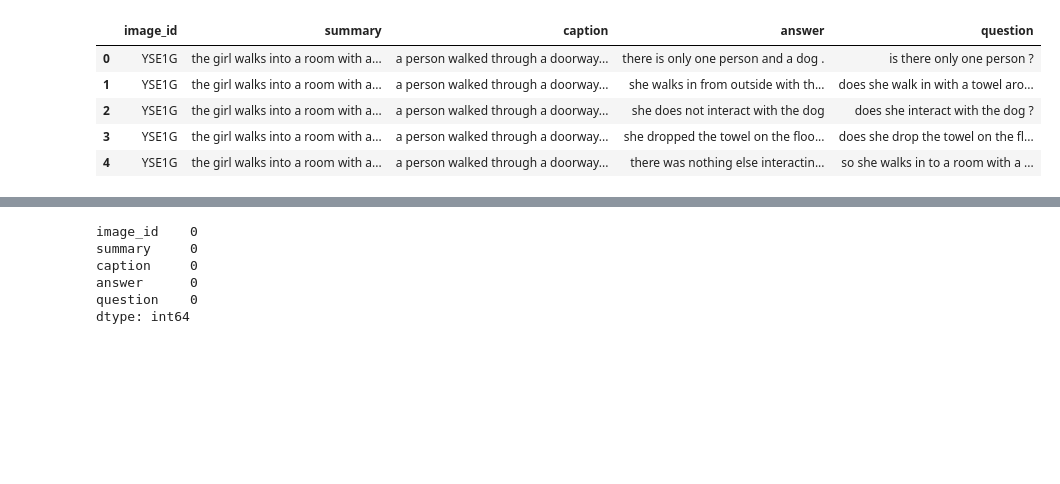
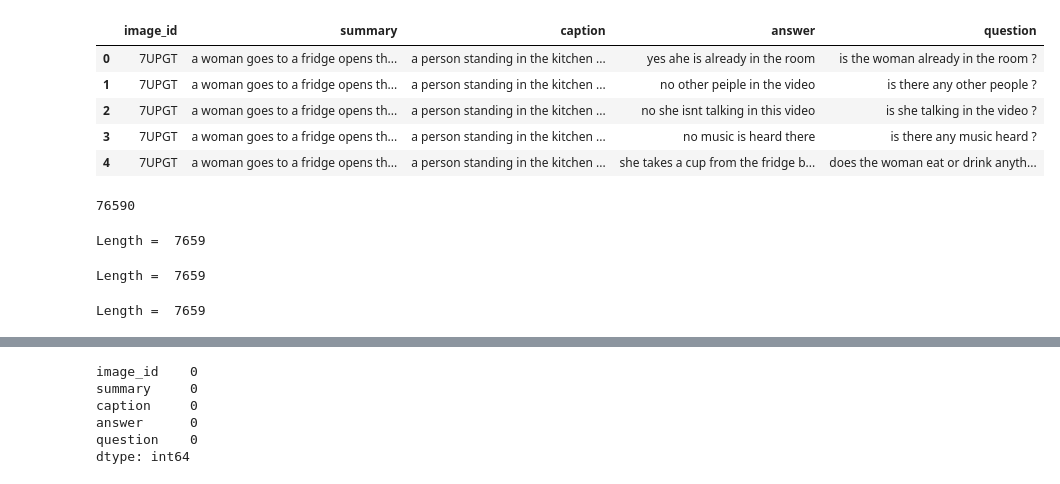
Before and after one commit to SupriyaRani/Multimodal-Fusion-on-AVSD, a Jupyter notebook: test.ipynb, the cells around one changed output, grey strips where cells are left out. Cells and saved outputs as stored; diff of their text form; code cells hidden in the pictures; blank space fills up the shorter version.

```diff
--- a/test.ipynb
+++ b/test.ipynb
@@ -19,19 +19,19 @@ import tensorflow as tf
 # %%
 import pandas as pd
 import json
 from pandas import json_normalize
 import re
-
-text_data = json.load(open('./data/annotations/test_set.json','r'))
+path = '../data/annotations/train_set4DSTC7-AVSD.json'
+text_data = json.load(open(path,'r'))
 text_data = json_normalize(text_data['dialogs'])
 text_data = text_data.explode('dialog').reset_index(drop=True)
 text_data = text_data.join(pd.json_normalize(text_data.dialog)).drop(columns=['dialog'])
 text_data.head()
 # %% [output]
 |  | image_id | summary | caption | answer | question |
-| 0 | YSE1G | the girl walks into a room with a... | a person walked through a doorway... | there is only one person and a dog . | is there only one person ? |
-| 1 | YSE1G | the girl walks into a room with a... | a person walked through a doorway... | she walks in from outside with th... | does she walk in with a towel aro... |
-| 2 | YSE1G | the girl walks into a room with a... | a person walked through a doorway... | she does not interact with the dog | does she interact with the dog ? |
-| 3 | YSE1G | the girl walks into a room with a... | a person walked through a doorway... | she dropped the towel on the floo... | does she drop the towel on the fl... |
-| 4 | YSE1G | the girl walks into a room with a... | a person walked through a doorway... | there was nothing else interactin... | so she walks in to a room with a ... |
+| 0 | 7UPGT | a woman goes to a fridge opens th... | a person standing in the kitchen ... | yes ahe is already in the room | is the woman already in the room ? |
+| 1 | 7UPGT | a woman goes to a fridge opens th... | a person standing in the kitchen ... | no other peiple in the video | is there any other people ? |
+| 2 | 7UPGT | a woman goes to a fridge opens th... | a person standing in the kitchen ... | no she isnt talking in this video | is she talking in the video ? |
+| 3 | 7UPGT | a woman goes to a fridge opens th... | a person standing in the kitchen ... | no music is heard there | is there any music heard ? |
+| 4 | 7UPGT | a woman goes to a fridge opens th... | a person standing in the kitchen ... | she takes a cup from the fridge b... | does the woman eat or drink anyth... |
 # %%
@@ -38,0 +39,4 @@ img_list = list(text_data['image_id'])
+# %%
+len(img_list)
+# %% [output]
+76590
@@ -39,3 +47,48 @@ img_list = list(text_data['image_id'])
+# %%
+# 1st i3d flow
+path = '../data/dataset/i3d_flow_100/i3d_flow/'
+i3d_flow = []
+img_lst = []
+for i in os.listdir(path):
+  if i in img_list:
+    img_lst.append(i)
+    data = np.load(path+i)
+    i3d_flow.append(data)
+print('Length = ', len(img_lst))
+#np.save('./data/dataset/i3d_flow.npy', i3d_flow)    # .npy extension is added if not given
+#d = np.load('test3.npy')
+# %% [output]
+Length =  7659
+# %%
+# 2nd i3d_rgb_vgg19_4
+path = './data/data_new/i3d_rgb_vgg19_4/'
+i3d_rgb = []
+img_lst = []
+for i in os.listdir(path):
+  if i in img_list:
+    img_lst.append(i)
+    data = np.load(path+i)
+    i3d_rgb.append(data)
+print('Length = ', len(img_lst))
+#np.save('./data/dataset/i3d_rgb.npy', i3d_rgb)    # .npy extension is added if not given
+#d = np.load('test3.npy')
+# %% [output]
+Length =  7659
+# %%
+# 3rd vggish
+path = './data/data_new/vggish/'
+vggish = []
+img_lst = []
+for i in os.listdir(path):
+  if i in img_list:
+    img_lst.append(i)
+    data = np.load(path+i)
+    vggish.append(data)
+print('Length = ', len(img_lst))
+#np.save('./data/dataset/vggish.npy', vggish)    # .npy extension is added if not given
+#d = np.load('test3.npy')
+# %% [output]
+Length =  7659
 # %%
 text_data.shape
 # %% [output]
```
Also changed, not shown: parts of 24 cells of this notebook.
